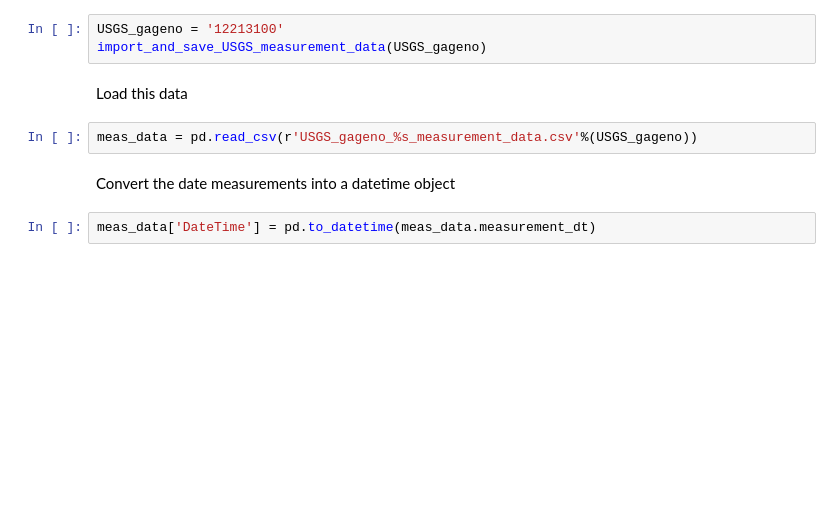
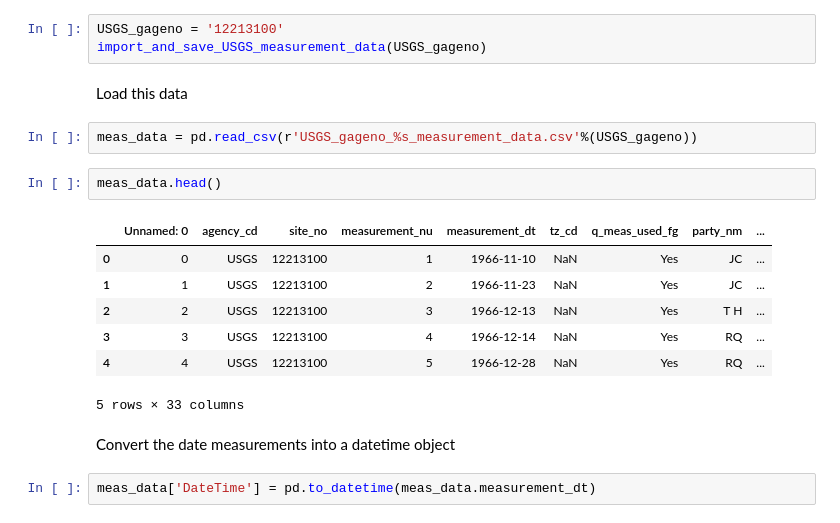
Before and after one commit to shelbyahrendt/CEWA590_StreamGaging, a Jupyter notebook: demo_scraping_NWIS_data.ipynb, the cells around one changed output. Cells and saved outputs as stored; diff of their text form; blank space fills up the shorter version.

```diff
--- a/demo_scraping_NWIS_data.ipynb
+++ b/demo_scraping_NWIS_data.ipynb
@@ -37,6 +37,16 @@ import_and_save_USGS_measurement_data(USGS_gageno)
 Load this data
 # %%
 meas_data = pd.read_csv(r'USGS_gageno_%s_measurement_data.csv'%(USGS_gageno))
+# %%
+meas_data.head()
+# %% [output]
+|  | Unnamed: 0 | agency_cd | site_no | measurement_nu | measurement_dt | tz_cd | q_meas_used_fg | party_nm | ... |
+| 0 | 0 | USGS | 12213100 | 1 | 1966-11-10 | NaN | Yes | JC | ... |
+| 1 | 1 | USGS | 12213100 | 2 | 1966-11-23 | NaN | Yes | JC | ... |
+| 2 | 2 | USGS | 12213100 | 3 | 1966-12-13 | NaN | Yes | T H | ... |
+| 3 | 3 | USGS | 12213100 | 4 | 1966-12-14 | NaN | Yes | RQ | ... |
+| 4 | 4 | USGS | 12213100 | 5 | 1966-12-28 | NaN | Yes | RQ | ... |
+5 rows × 33 columns
 # %% [markdown]
 Convert the date measurements into a datetime object
 # %%
```
Also changed, not shown: parts of 5 cells of this notebook.
